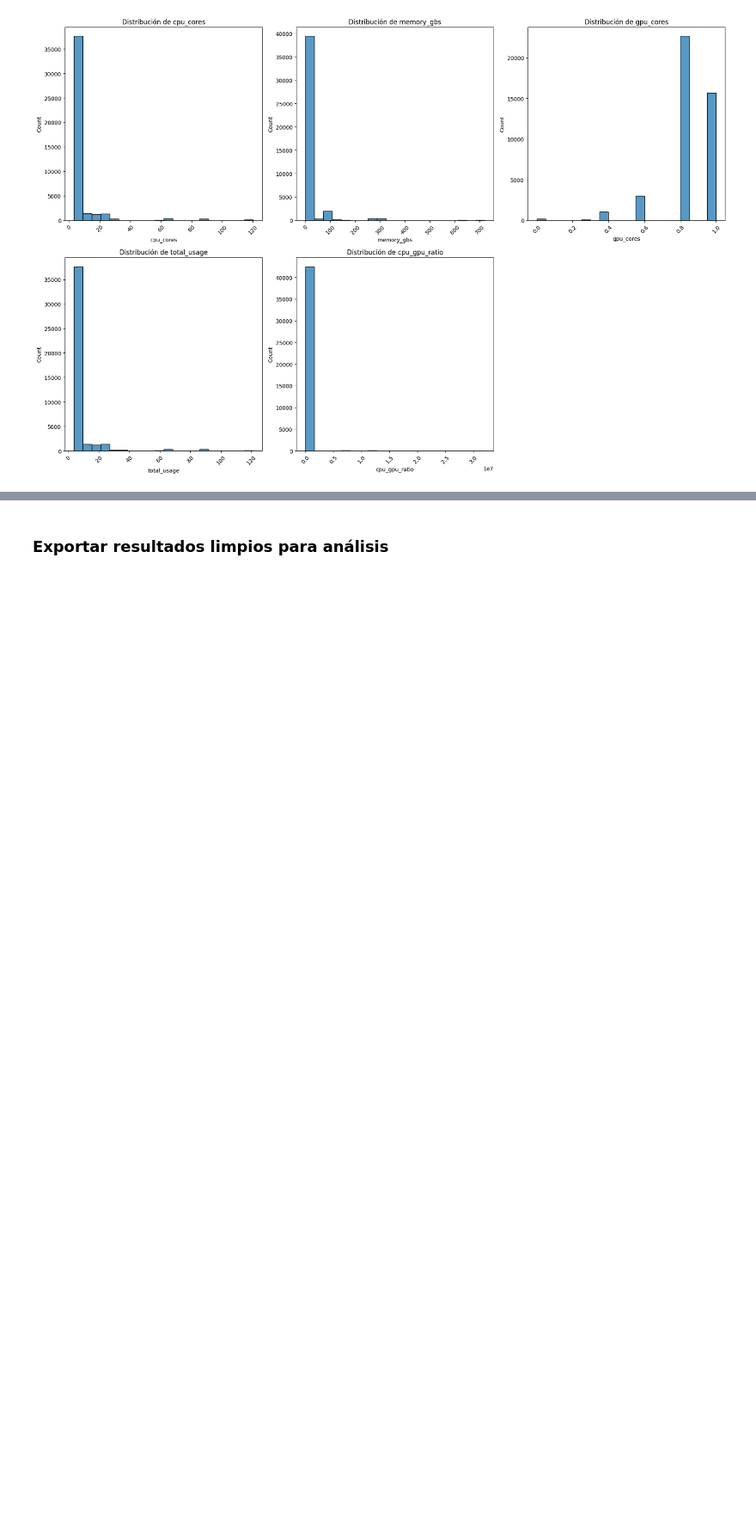
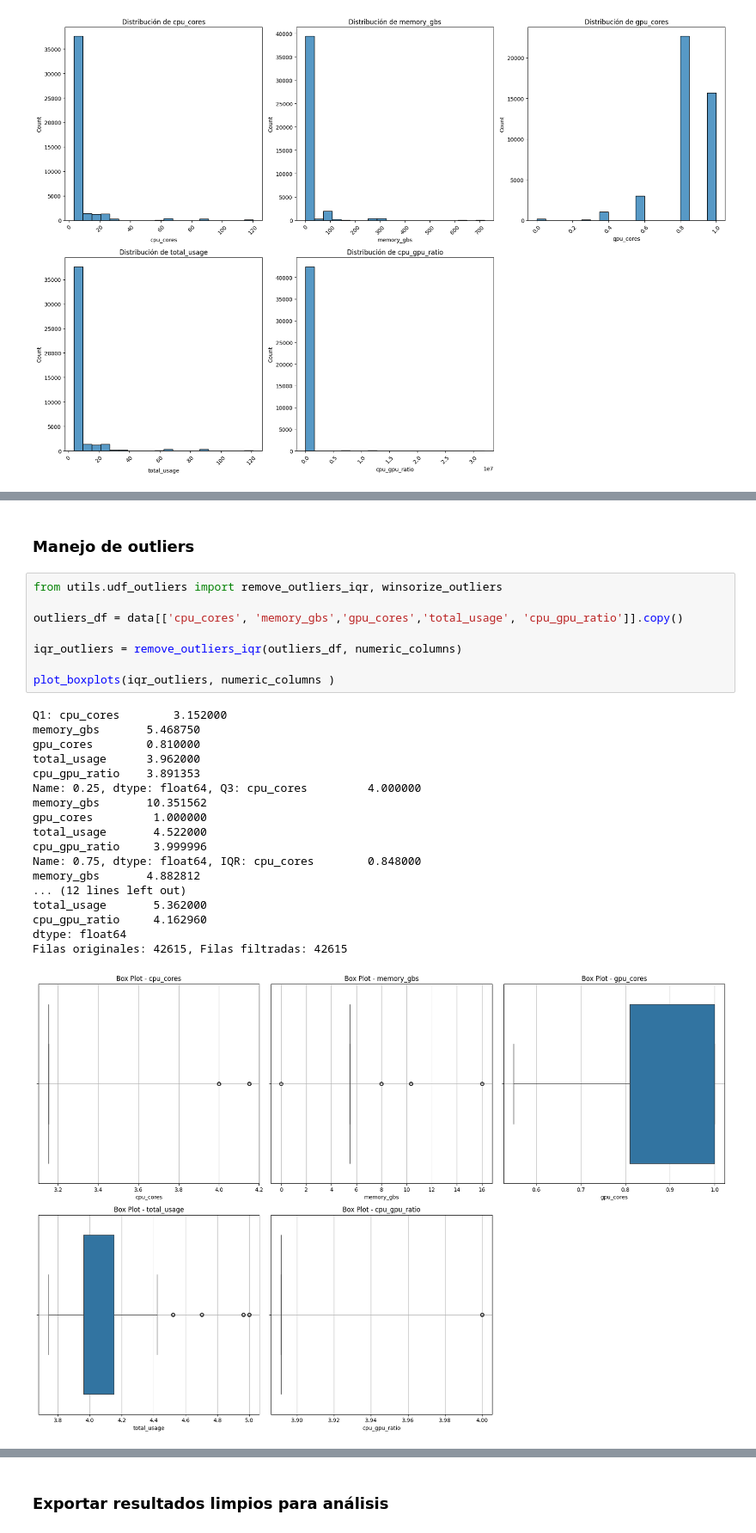
Before and after one commit to edegraciab/ma-modelos-predictivos-poyecto-final, a Jupyter notebook: notebook/01-DataPrep.ipynb, the cells around one changed output, grey strips where cells are left out. Shown at 86% size. Saved outputs shown, nothing was run; the diff lists cells and outputs as text; blank space fills up the shorter version.

```diff
--- a/notebook/01-DataPrep.ipynb
+++ b/notebook/01-DataPrep.ipynb
@@ -193,0 +173,29 @@ plt.show()
+# %% [markdown]
+### Manejo de outliers
+# %%
+from utils.udf_outliers import remove_outliers_iqr, winsorize_outliers
+
+outliers_df = data[['cpu_cores', 'memory_gbs','gpu_cores','total_usage', 'cpu_gpu_ratio']].copy()
+
+iqr_outliers = remove_outliers_iqr(outliers_df, numeric_columns)
+
+plot_boxplots(iqr_outliers, numeric_columns )
+# %% [output]
+Q1: cpu_cores        3.152000
+memory_gbs       5.468750
+gpu_cores        0.810000
+total_usage      3.962000
+cpu_gpu_ratio    3.891353
+Name: 0.25, dtype: float64, Q3: cpu_cores         4.000000
+memory_gbs       10.351562
+gpu_cores         1.000000
+total_usage       4.522000
+cpu_gpu_ratio     3.999996
+Name: 0.75, dtype: float64, IQR: cpu_cores        0.848000
+memory_gbs       4.882812
+... (12 lines left out)
+total_usage       5.362000
+cpu_gpu_ratio     4.162960
+dtype: float64
+Filas originales: 42615, Filas filtradas: 42615
+[figure, added]
```
Also changed, not shown: parts of 8 cells of this notebook, 4 other files.
